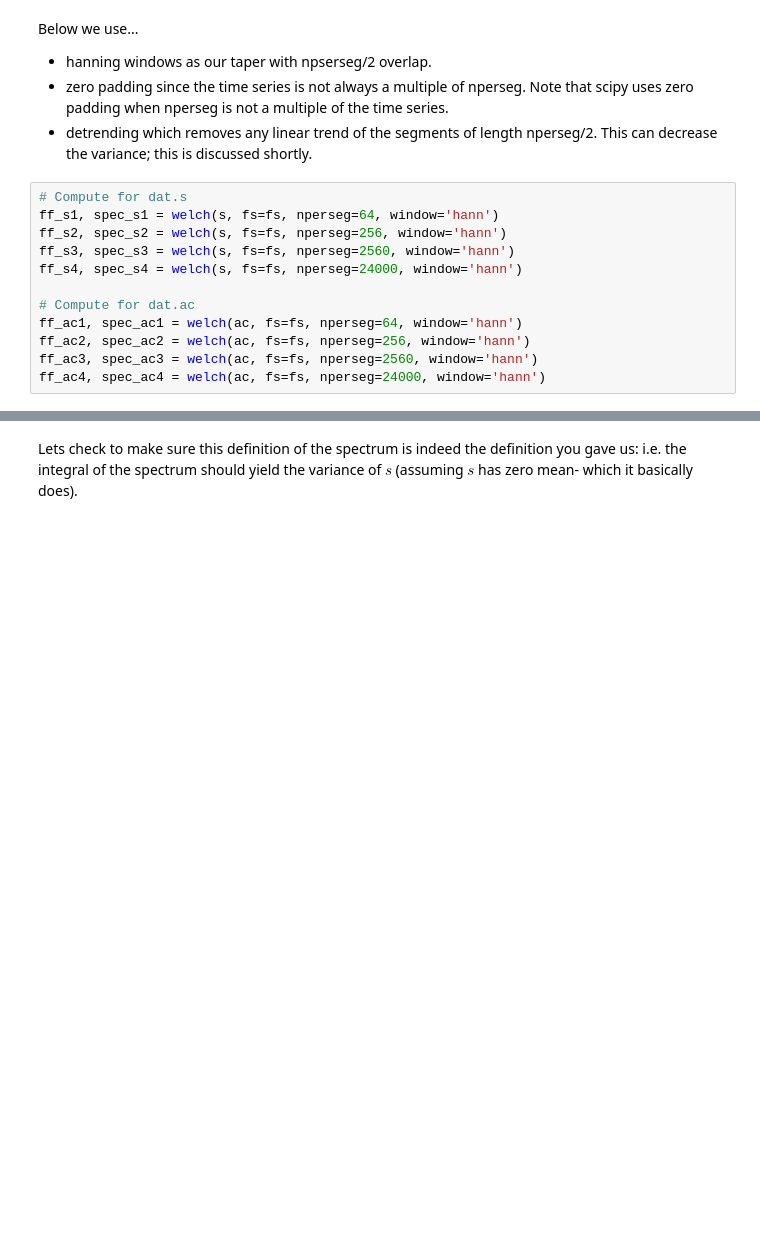
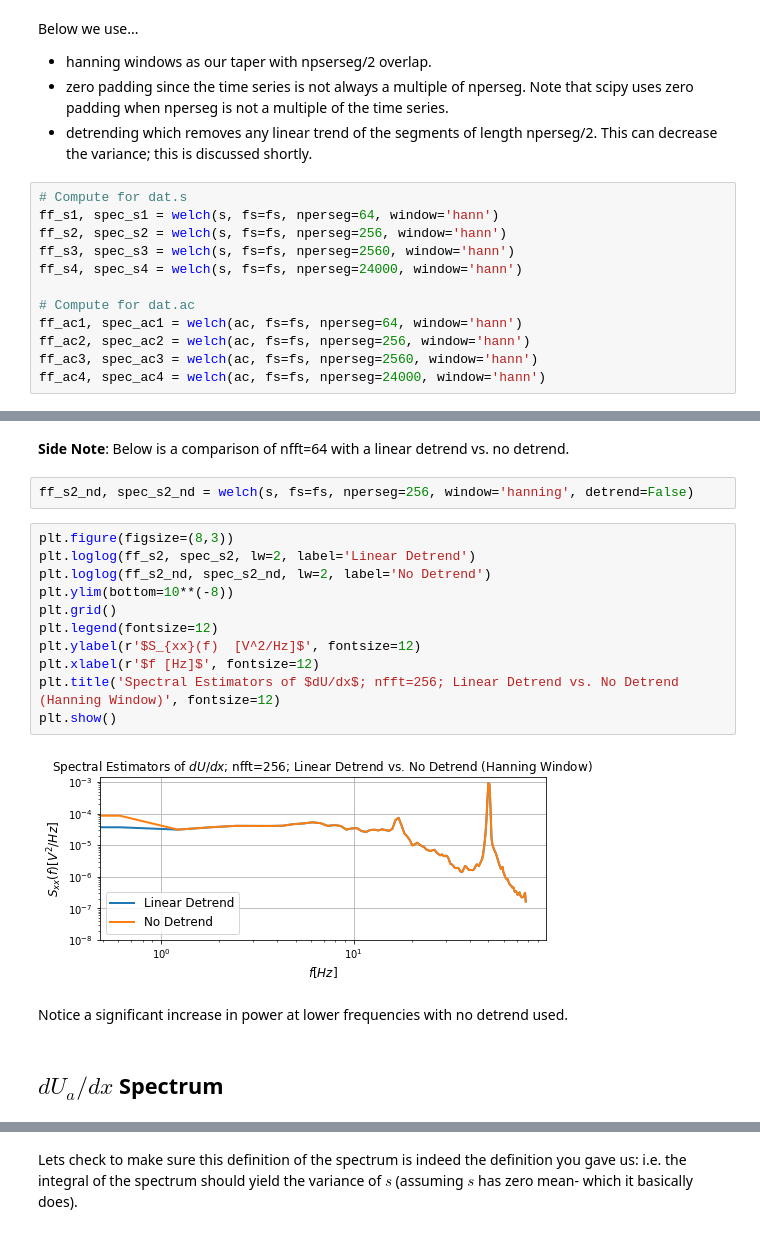
Before and after one commit to lukepolson/School, a Jupyter notebook: Phys 515/Assignment5.ipynb, the cells around one changed output, grey strips where cells are left out. Drawn from its saved outputs; the diff is of its cells as text; blank space fills up the shorter version.

```diff
--- a/Phys 515/Assignment5.ipynb
+++ b/Phys 515/Assignment5.ipynb
@@ -95,3 +105,24 @@ plt.show()
+# %% [markdown]
+**Side Note**: Below is a comparison of nfft=64 with a linear detrend vs. no detrend.
+# %%
+ff_s2_nd, spec_s2_nd = welch(s, fs=fs, nperseg=256, window='hanning', detrend=False)
+# %%
+plt.figure(figsize=(8,3))
+plt.loglog(ff_s2, spec_s2, lw=2, label='Linear Detrend')
+plt.loglog(ff_s2_nd, spec_s2_nd, lw=2, label='No Detrend')
+plt.ylim(bottom=10**(-8))
+plt.grid()
+plt.legend(fontsize=12)
+plt.ylabel(r'$S_{xx}(f)  [V^2/Hz]$', fontsize=12)
+plt.xlabel(r'$f [Hz]$', fontsize=12)
+plt.title('Spectral Estimators of $dU/dx$; nfft=256; Linear Detrend vs. No Detrend (Hanning Window)', fontsize=12)
+plt.show()
+# %% [output]
+[figure, added]
+# %% [markdown]
+Notice a significant increase in power at lower frequencies with no detrend used.
+# %% [markdown]
+## $dU_a/dx$  Spectrum
 # %%
 plt.figure(figsize=(15,5))
 plt.loglog(ff_ac4, spec_ac4, alpha=0.7, label='nfft=24000')
```
Also changed, not shown: parts of 14 cells of this notebook.
